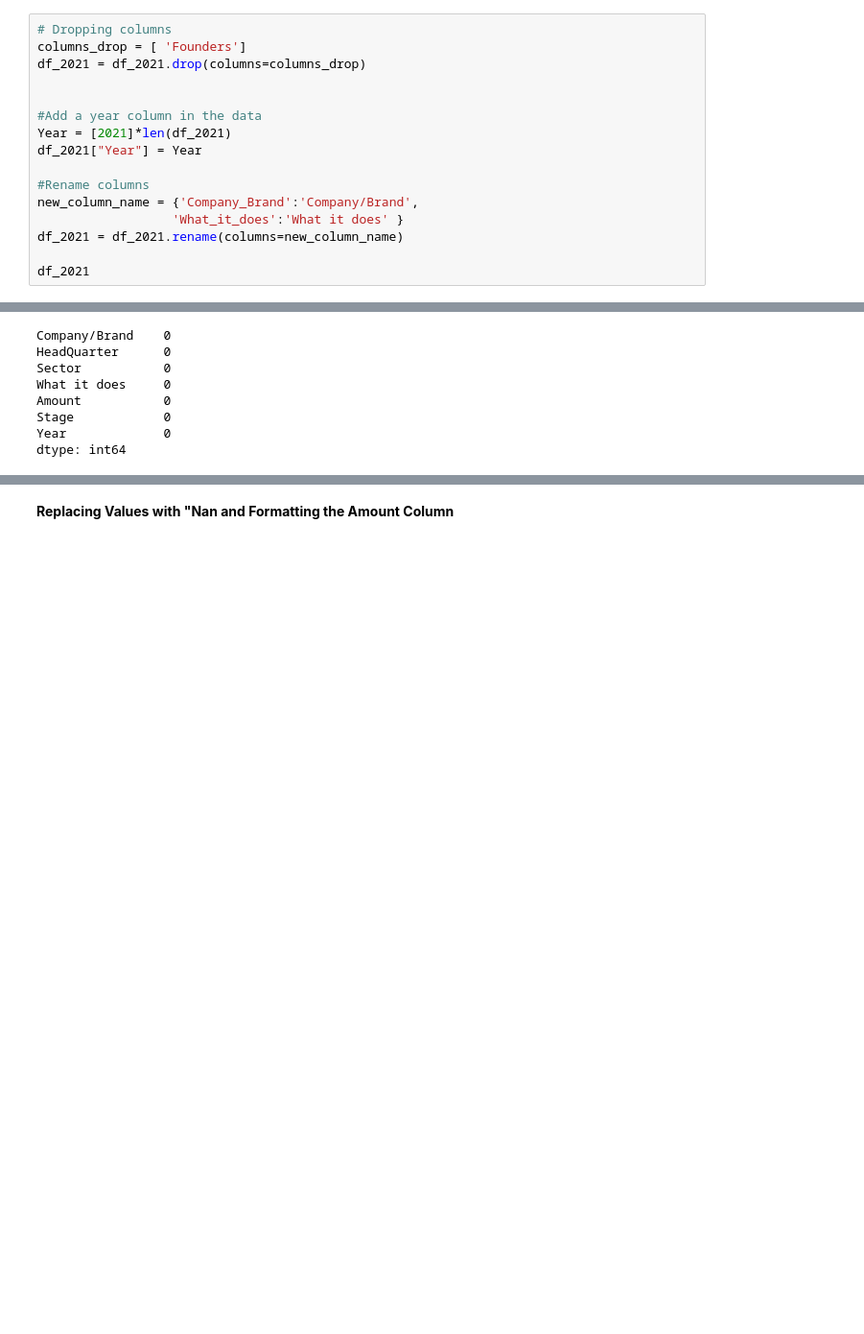
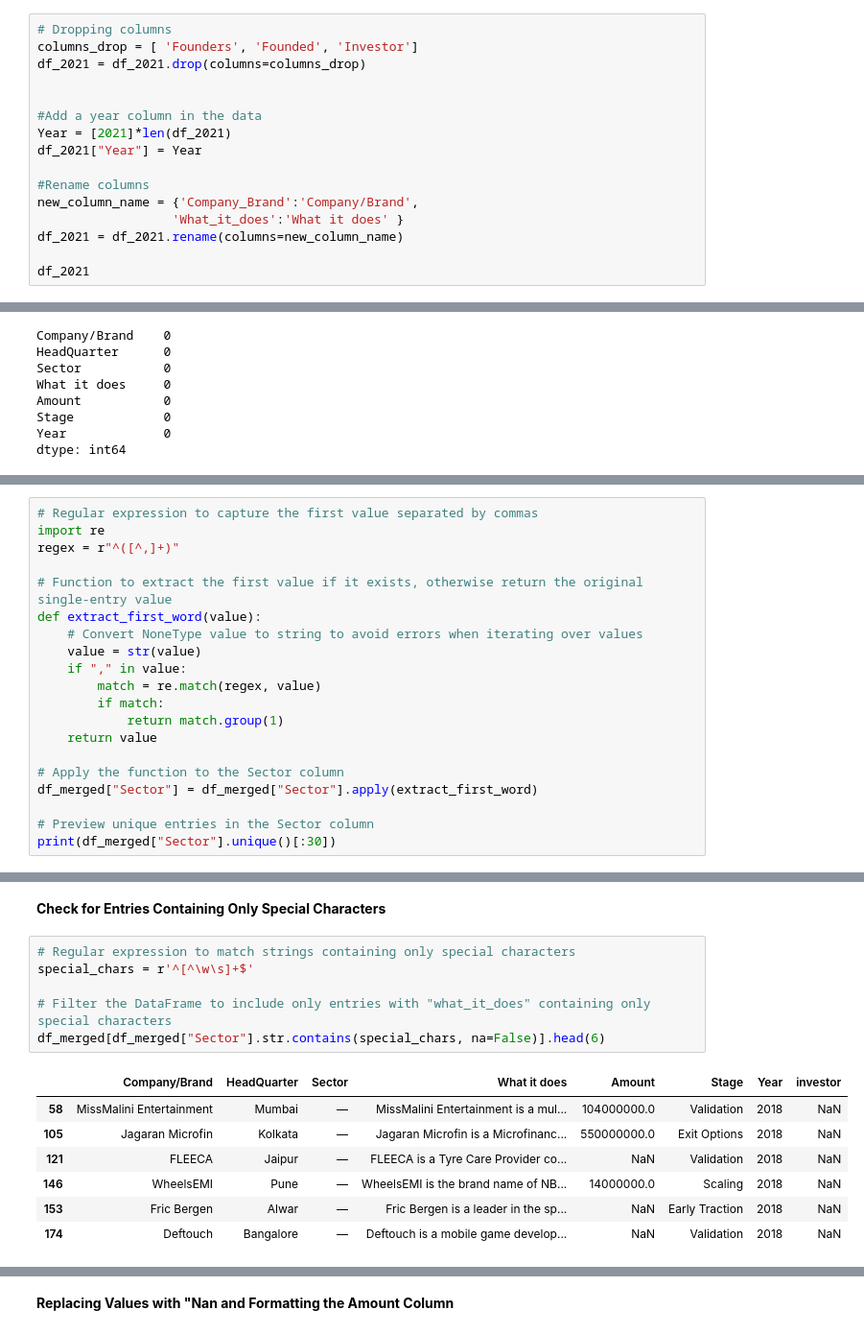
Before and after one commit to Wisdom-EdemD-rah/Indian-Startup-Ecosystem-Project, a Jupyter notebook: Notebooks/ISEP.ipynb, the cells around one changed output, grey strips where cells are left out. Shown at 96% size. Drawn from its saved outputs; the diff is of its cells as text; blank space fills up the shorter version.

```diff
--- a/Notebooks/ISEP.ipynb
+++ b/Notebooks/ISEP.ipynb
@@ -1363,7 +1361,7 @@ dtype: int64
 **Dropping, Adding and Renaming Columns**
 # %%
 # Dropping columns
-columns_drop = [ 'Founders']
+columns_drop = [ 'Founders', 'Founded', 'Investor']
 df_2021 = df_2021.drop(columns=columns_drop)
 
 
@@ -1652,0 +1818,20 @@ dtype: int64
+# %%
+# Regular expression to capture the first value separated by commas
+import re
+regex = r"^([^,]+)"
+
+# Function to extract the first value if it exists, otherwise return the original single-entry value
+def extract_first_word(value):
+    # Convert NoneType value to string to avoid errors when iterating over values
+    value = str(value)
+    if "," in value:
+        match = re.match(regex, value)
+        if match:
+            return match.group(1)
+    return value
+
+# Apply the function to the Sector column
+df_merged["Sector"] = df_merged["Sector"].apply(extract_first_word)
+
+# Preview unique entries in the Sector column
+print(df_merged["Sector"].unique()[:30])
@@ -1652,0 +1896,16 @@ dtype: int64
+# %% [markdown]
+**Check for Entries Containing Only Special Characters**
+# %%
+# Regular expression to match strings containing only special characters
+special_chars = r'^[^\w\s]+$'
+
+# Filter the DataFrame to include only entries with "what_it_does" containing only special characters
+df_merged[df_merged["Sector"].str.contains(special_chars, na=False)].head(6)
+# %% [output]
+|  | Company/Brand | HeadQuarter | Sector | What it does | Amount | Stage | Year | investor |
+| 58 | MissMalini Entertainment | Mumbai | — | MissMalini Entertainment is a mul... | 104000000.0 | Validation | 2018 | NaN |
+| 105 | Jagaran Microfin | Kolkata | — | Jagaran Microfin is a Microfinanc... | 550000000.0 | Exit Options | 2018 | NaN |
+| 121 | FLEECA | Jaipur | — | FLEECA is a Tyre Care Provider co... | NaN | Validation | 2018 | NaN |
+| 146 | WheelsEMI | Pune | — | WheelsEMI is the brand name of NB... | 14000000.0 | Scaling | 2018 | NaN |
+| 153 | Fric Bergen | Alwar | — | Fric Bergen is a leader in the sp... | NaN | Early Traction | 2018 | NaN |
+| 174 | Deftouch | Bangalore | — | Deftouch is a mobile game develop... | NaN | Validation | 2018 | NaN |
```
Also changed, not shown: parts of 43 cells of this notebook, 1 other file.
